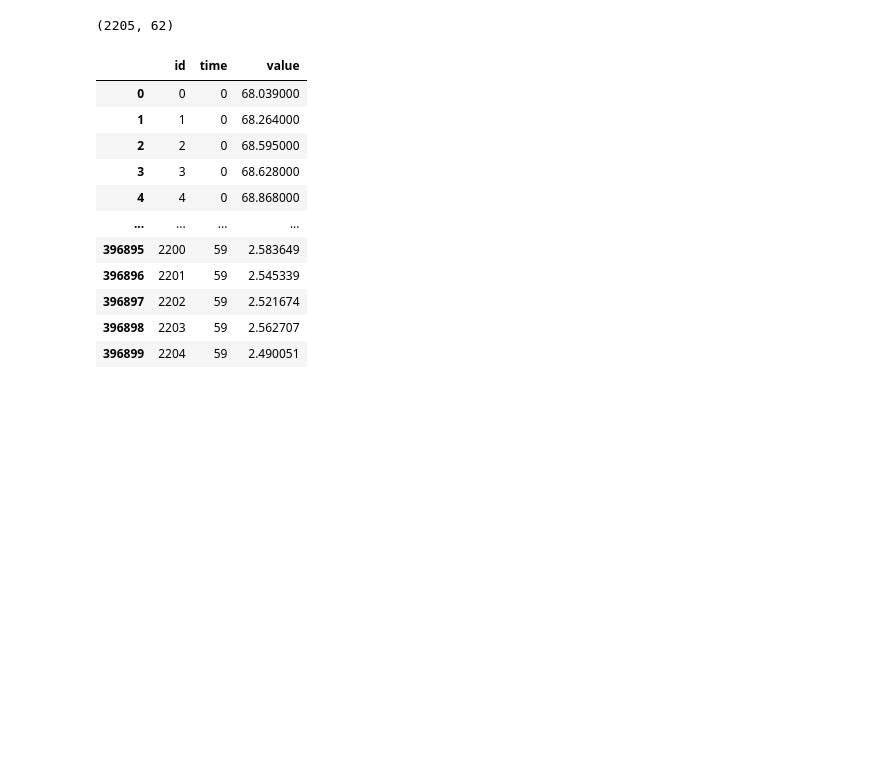
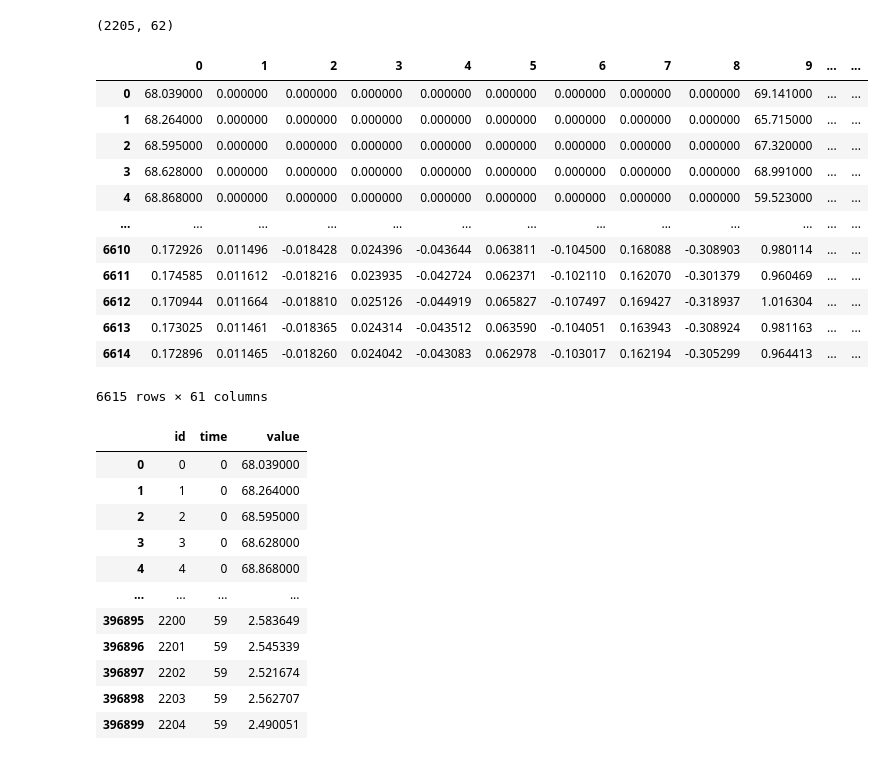
Before and after one commit to danielsaiger1/uni_projects, a Jupyter notebook: python_advanced/final_project/feature_extraction.ipynb, the cells around one changed output. Cells and saved outputs as stored; diff of their text form; code cells hidden in the pictures; blank space fills up the shorter version.

```diff
--- a/python_advanced/final_project/feature_extraction.ipynb
+++ b/python_advanced/final_project/feature_extraction.ipynb
@@ -135,6 +135,22 @@ df_combined = pd.concat([df_se, df_fs1_ds, df_ps3_ds], ignore_index=True)
 # %%
 df_target = df_combined['target']
 df_combined.drop(columns=['target'], inplace= True)
+# %%
+df_combined
+# %% [output]
+|  | 0 | 1 | 2 | 3 | 4 | 5 | 6 | 7 | 8 | 9 | ... | ... |
+| 0 | 68.039000 | 0.000000 | 0.000000 | 0.000000 | 0.000000 | 0.000000 | 0.000000 | 0.000000 | 0.000000 | 69.141000 | ... | ... |
+| 1 | 68.264000 | 0.000000 | 0.000000 | 0.000000 | 0.000000 | 0.000000 | 0.000000 | 0.000000 | 0.000000 | 65.715000 | ... | ... |
+| 2 | 68.595000 | 0.000000 | 0.000000 | 0.000000 | 0.000000 | 0.000000 | 0.000000 | 0.000000 | 0.000000 | 67.320000 | ... | ... |
+| 3 | 68.628000 | 0.000000 | 0.000000 | 0.000000 | 0.000000 | 0.000000 | 0.000000 | 0.000000 | 0.000000 | 68.991000 | ... | ... |
+| 4 | 68.868000 | 0.000000 | 0.000000 | 0.000000 | 0.000000 | 0.000000 | 0.000000 | 0.000000 | 0.000000 | 59.523000 | ... | ... |
+| ... | ... | ... | ... | ... | ... | ... | ... | ... | ... | ... | ... | ... |
+| 6610 | 0.172926 | 0.011496 | -0.018428 | 0.024396 | -0.043644 | 0.063811 | -0.104500 | 0.168088 | -0.308903 | 0.980114 | ... | ... |
+| 6611 | 0.174585 | 0.011612 | -0.018216 | 0.023935 | -0.042724 | 0.062371 | -0.102110 | 0.162070 | -0.301379 | 0.960469 | ... | ... |
+| 6612 | 0.170944 | 0.011664 | -0.018810 | 0.025126 | -0.044919 | 0.065827 | -0.107497 | 0.169427 | -0.318937 | 1.016304 | ... | ... |
+| 6613 | 0.173025 | 0.011461 | -0.018365 | 0.024314 | -0.043512 | 0.063590 | -0.104051 | 0.163943 | -0.308924 | 0.981163 | ... | ... |
+| 6614 | 0.172896 | 0.011465 | -0.018260 | 0.024042 | -0.043083 | 0.062978 | -0.103017 | 0.162194 | -0.305299 | 0.964413 | ... | ... |
+6615 rows × 61 columns
 # %%
 df_long = pd.melt(df_combined, id_vars=['id'], var_name='time', value_name='value')
 # %%
```
Also changed, not shown: parts of 2 cells of this notebook, 2 other files.
